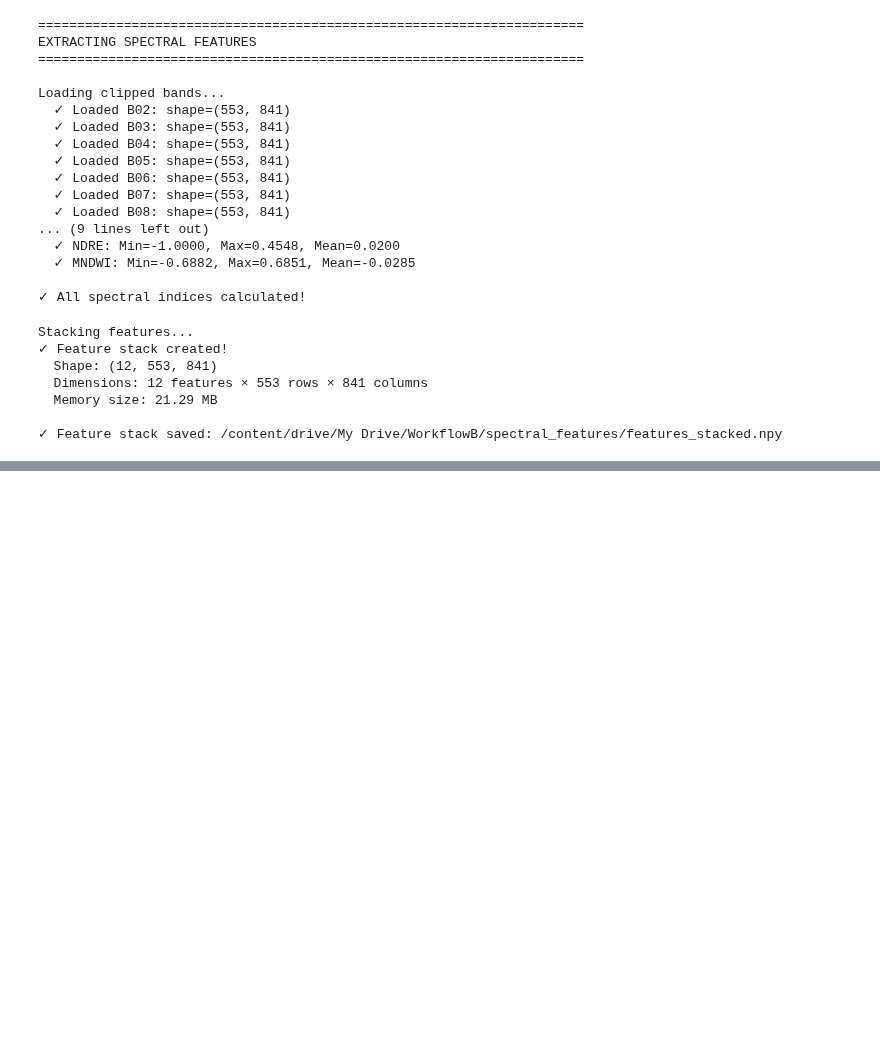
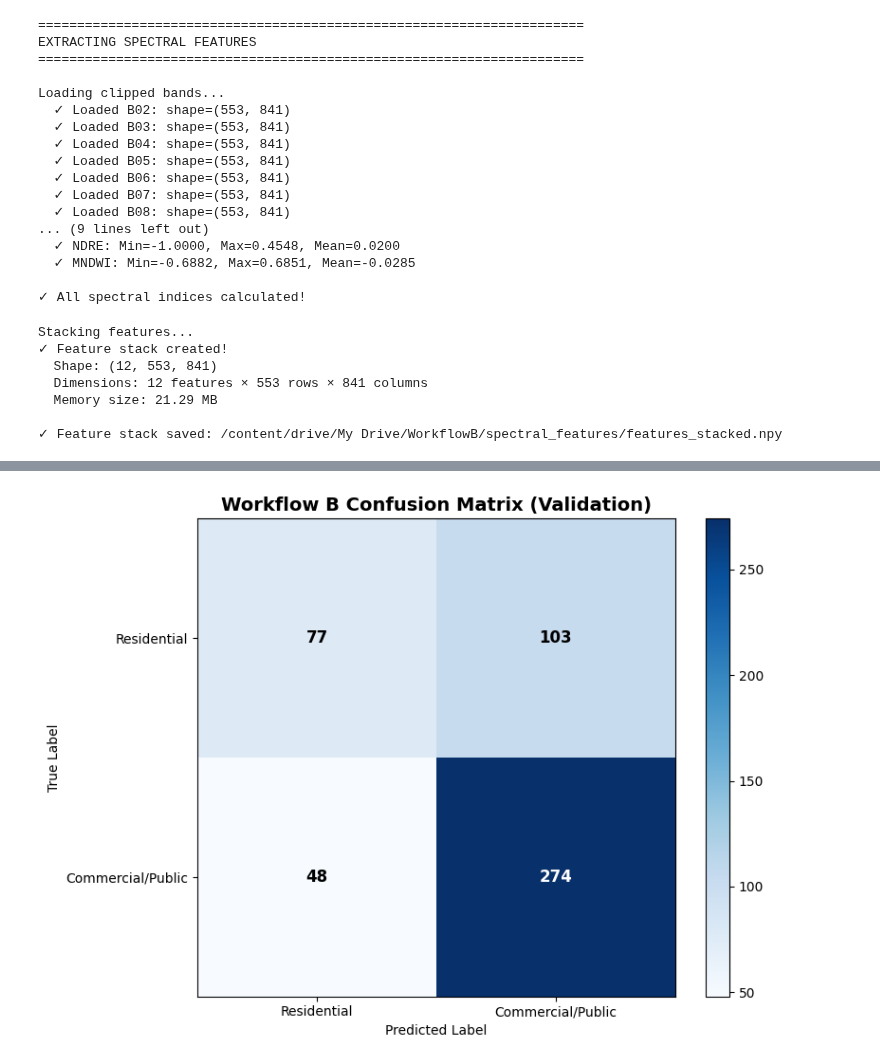
Before and after one commit to RutherfordOtu12/Application-of-GeoAI-A-Comparative-Methodical-urban-mapping-, a Jupyter notebook: WorkFlow_B.ipynb, the cells around one changed output, grey strips where cells are left out. Drawn from its saved outputs; the diff is of its cells as text; code cells hidden in the pictures; blank space fills up the shorter version.

```diff
--- a/WorkFlow_B.ipynb
+++ b/WorkFlow_B.ipynb
@@ -731,0 +1973,87 @@ Stacking features...
+# %%
+# ==================================================================
+# FIX: Consolidate the 5-class predictions to match the 2-class validation scheme
+# Model predictions (0: Residential, 1: Public, 2: Commercial, 3: Transportation, 4: Others)
+# Validation labels (0: Residential, 1: Commercial/Public)
+# ==================================================================
+y_wb_consolidated = np.copy(y_wb)
+# All classes 1, 2, 3, 4 from model predictions should map to class 1 in validation
+y_wb_consolidated[y_wb == 1] = 1 # Public Use -> Commercial/Public
+y_wb_consolidated[y_wb == 2] = 1 # Commercial -> Commercial/Public
+y_wb_consolidated[y_wb == 3] = 1 # Transportation -> Commercial/Public
+y_wb_consolidated[y_wb == 4] = 1 # Others -> Commercial/Public
+
+# Use the consolidated predictions for evaluation
+y_wb_final = y_wb_consolidated
+
+# Overall metrics
+wb_accuracy = accuracy_score(y_true, y_wb_final)
+wb_precision = precision_score(y_true, y_wb_final, average='weighted', zero_division=0)
+wb_recall = recall_score(y_true, y_wb_final, average='weighted', zero_division=0)
+wb_f1 = f1_score(y_true, y_wb_final, average='weighted', zero_division=0)
+wb_kappa = cohen_kappa_score(y_true, y_wb_final)
+
+print(f"\n{'='*70}")
+print("WORKFLOW B (Random Forest) VALIDATION RESULTS")
+print(f"{'='*70}")
+print(f"\nOverall Metrics:")
+print(f"  Accuracy: {wb_accuracy:.4f}")
+print(f"  Weighted Precision: {wb_precision:.4f}")
+print(f"  Weighted Recall: {wb_recall:.4f}")
+print(f"  Weighted F1: {wb_f1:.4f}")
+print(f"  Cohen's Kappa: {wb_kappa:.4f}")
+
+# Per-class metrics
+print(f"\nPer-class Metrics:")
+print(classification_report(y_true, y_wb_final,
+                               target_names=['Residential', 'Commercial/Public'],
+                               zero_division=0))
+
+# Confusion matrix
+cm_wb = confusion_matrix(y_true, y_wb_final)
+print(f"\nConfusion Matrix:")
+print(cm_wb)
+
+# Visualize confusion matrix
+fig, ax = plt.subplots(figsize=(8, 6))
+im = ax.imshow(cm_wb, interpolation='nearest', cmap='Blues')
+ax.set_title('Workflow B Confusion Matrix (Validation)', fontsize=14, fontweight='bold')
+ax.set_xlabel('Predicted Label')
+ax.set_ylabel('True Label')
+ax.set_xticks([0, 1])
+ax.set_yticks([0, 1])
+ax.set_xticklabels(['Residential', 'Commercial/Public'])
+ax.set_yticklabels(['Residential', 'Commercial/Public'])
+
+# Add text annotations
+for i in range(cm_wb.shape[0]):
+    for j in range(cm_wb.shape[1]):
+        text = ax.text(j, i, cm_wb[i, j],
+                      ha="center", va="center", color="white" if cm_wb[i, j] > cm_wb.max()/2 else "black",
+                      fontsize=12, fontweight='bold')
+
+plt.colorbar(im, ax=ax)
+plt.tight_layout()
+plt.savefig('/content/drive/My Drive/WorkflowB/validation_confusion_matrix.png', dpi=150)
+print(f"\n✓ Confusion matrix visualization saved")
+plt.show()
+
+# Save validation results
+validation_results = {
+    'workflow_b_accuracy': float(wb_accuracy),
+    'workflow_b_precision': float(wb_precision),
+    'workflow_b_recall': float(wb_recall),
+    'workflow_b_f1': float(wb_f1),
+    'workflow_b_kappa': float(wb_kappa),
+    'confusion_matrix': cm_wb.tolist(),
+    'n_validation_points': valid_points,
+    'out_of_bounds': out_of_bounds
+}
+
+import json
+results_path = '/content/drive/My Drive/WorkflowB/validation_results.json'
+with open(results_path, 'w') as f:
+    json.dump(validation_results, f, indent=2)
+
+print(f"\n✓ Validation results saved: {results_path}")
+# %% [output]
@@ -731,0 +2077 @@ Stacking features...
+[figure, added]
```
Also changed, not shown: parts of 13 cells of this notebook.
